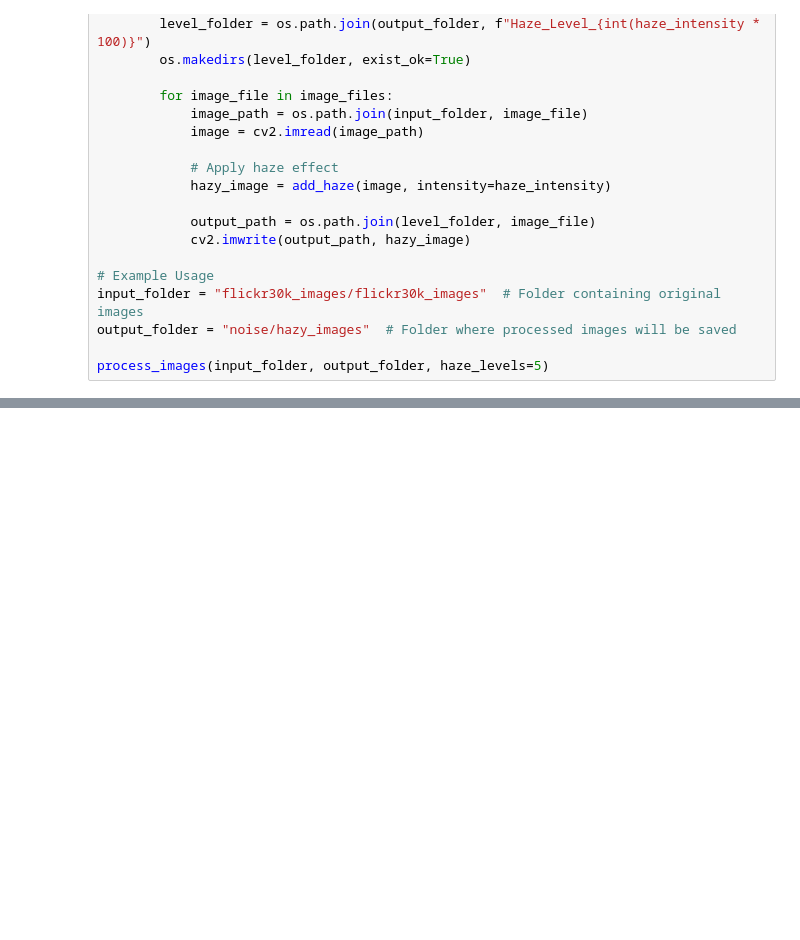
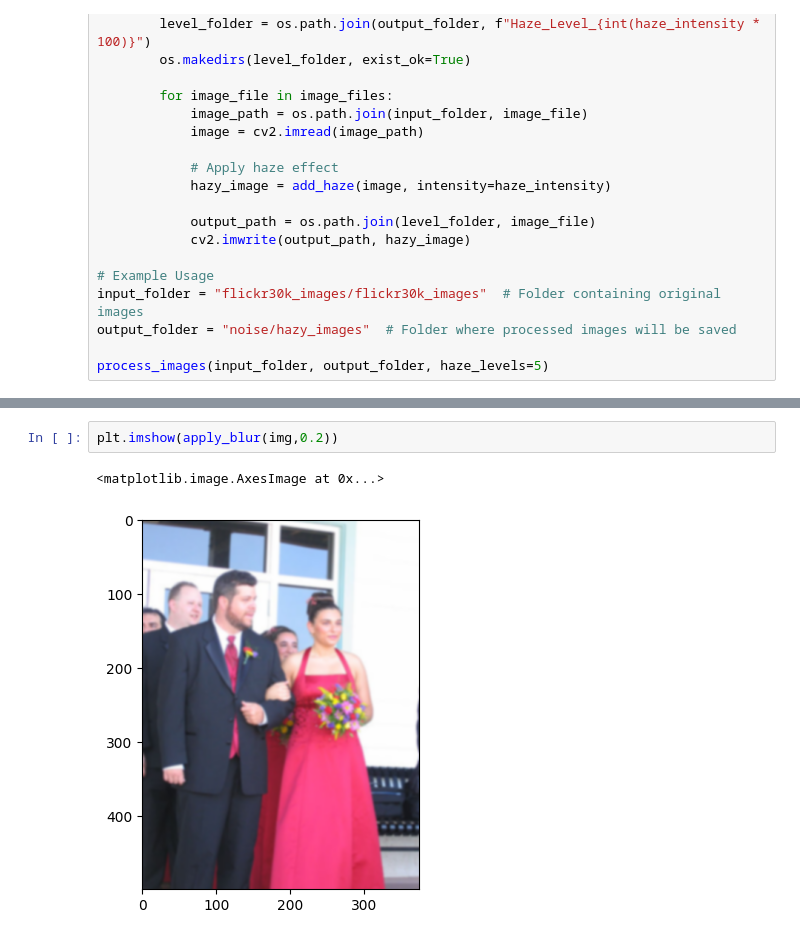
Before and after one commit to vpurushoth18/vlm_eye, a Jupyter notebook: noise-addition.ipynb, the cells around one changed output, grey strips where cells are left out. Drawn from its saved outputs; the diff is of its cells as text; blank space fills up the shorter version.

```diff
--- a/noise-addition.ipynb
+++ b/noise-addition.ipynb
@@ -66,0 +80,5 @@ process_images(input_folder, output_folder, haze_levels=5)
+# %%
+plt.imshow(apply_blur(img,0.2))
+# %% [output]
+<matplotlib.image.AxesImage at 0x...>
+[figure, added]
```
Also changed, not shown: parts of 3 cells of this notebook, 2 other files.
